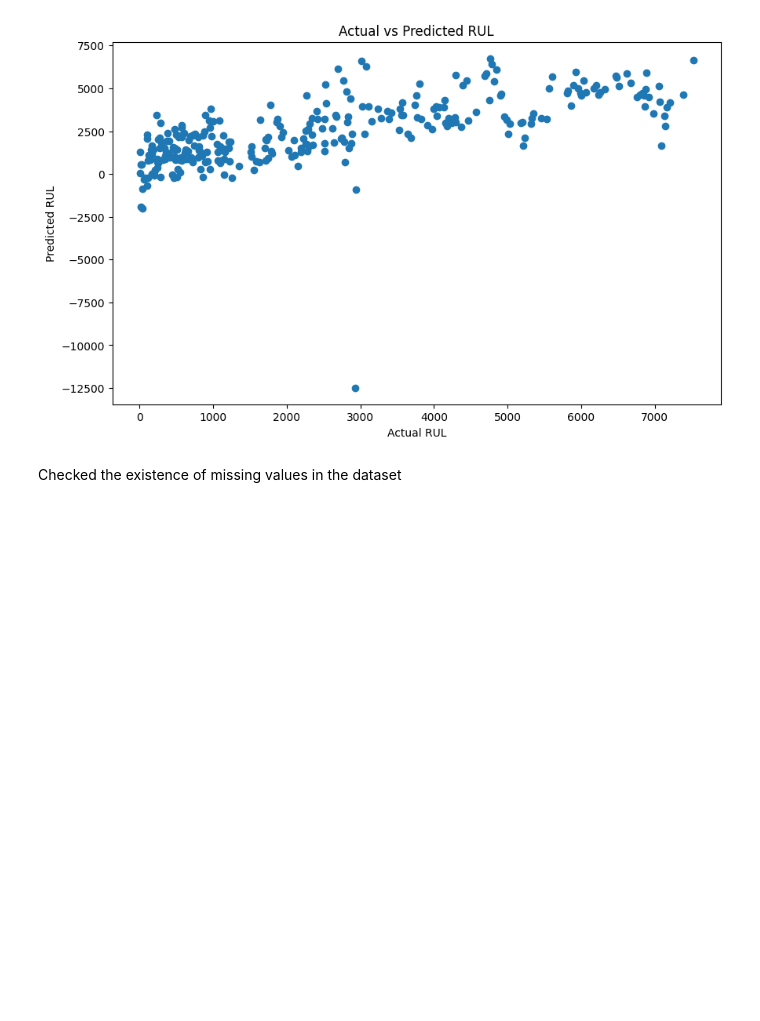
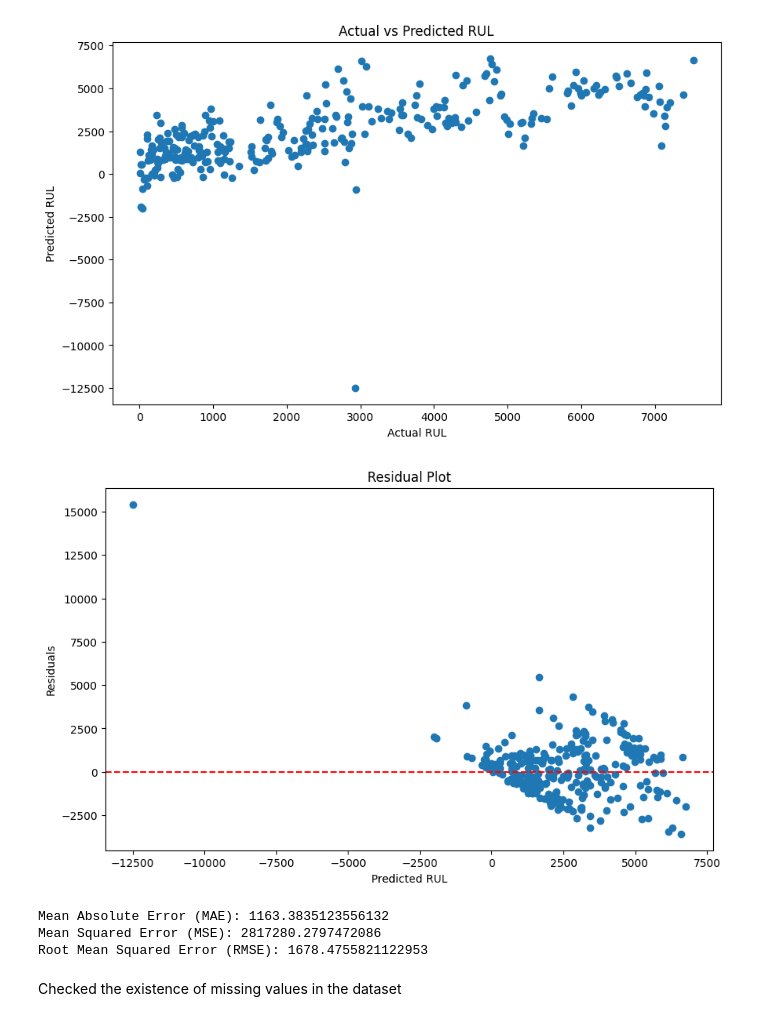
Before and after one commit to Aitor1411/AR-PCB, a Jupyter notebook: src/05_DIY_Model.ipynb, the cells around one changed output. Cells and saved outputs as stored; diff of their text form; code cells hidden in the pictures; blank space fills up the shorter version.

```diff
--- a/src/05_DIY_Model.ipynb
+++ b/src/05_DIY_Model.ipynb
@@ -184,6 +184,42 @@ plt.title("Actual vs Predicted RUL")
 plt.show()
 # %% [output]
 [figure]
+# %%
+# prompt: hacer regresión lineal
+
+import matplotlib.pyplot as plt
+import numpy as np
+# Calculate the residuals
+residuals = Y_test - y_pred
+
+# Create a residual plot
+plt.figure(figsize=(10, 6))
+plt.scatter(y_pred, residuals)
+plt.xlabel("Predicted RUL")
+plt.ylabel("Residuals")
+plt.title("Residual Plot")
+plt.axhline(y=0, color='r', linestyle='--')  # Add a horizontal line at y=0
+plt.show()
+
+# Further analysis (optional):
+# You could also calculate and print metrics like Mean Absolute Error (MAE),
+# Mean Squared Error (MSE), and Root Mean Squared Error (RMSE) to further evaluate
+# the model's performance.
+
+from sklearn.metrics import mean_absolute_error, mean_squared_error
+
+mae = mean_absolute_error(Y_test, y_pred)
+mse = mean_squared_error(Y_test, y_pred)
+rmse = np.sqrt(mse)
+
+print(f"Mean Absolute Error (MAE): {mae}")
+print(f"Mean Squared Error (MSE): {mse}")
+print(f"Root Mean Squared Error (RMSE): {rmse}")
+# %% [output]
+[figure, added]
+Mean Absolute Error (MAE): 1163.3835123556132
+Mean Squared Error (MSE): 2817280.2797472086
+Root Mean Squared Error (RMSE): 1678.4755821122953
 # %% [markdown]
 Checked the existence of missing values in the dataset
 # %%
```
Also changed, not shown: parts of 9 cells of this notebook.
